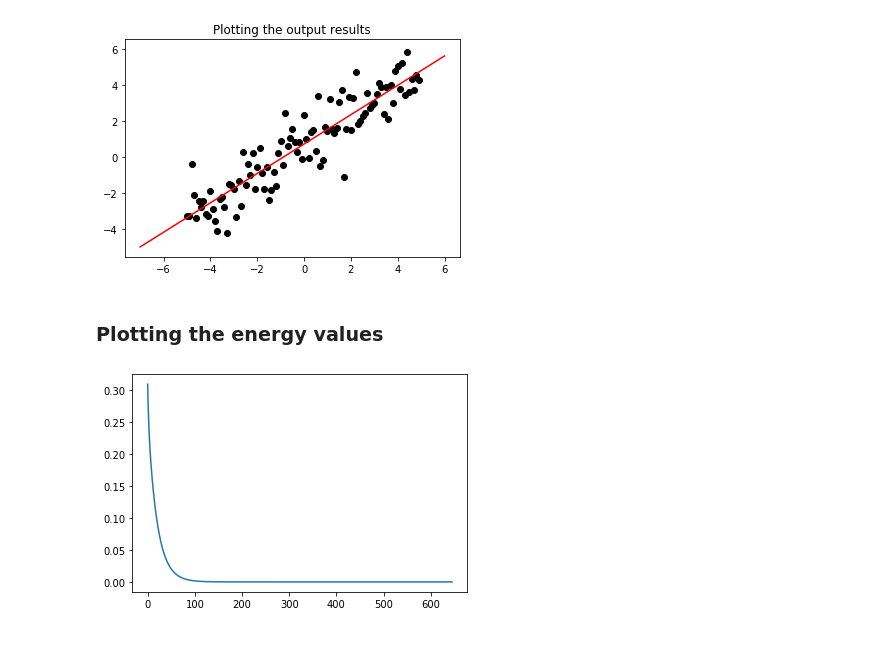
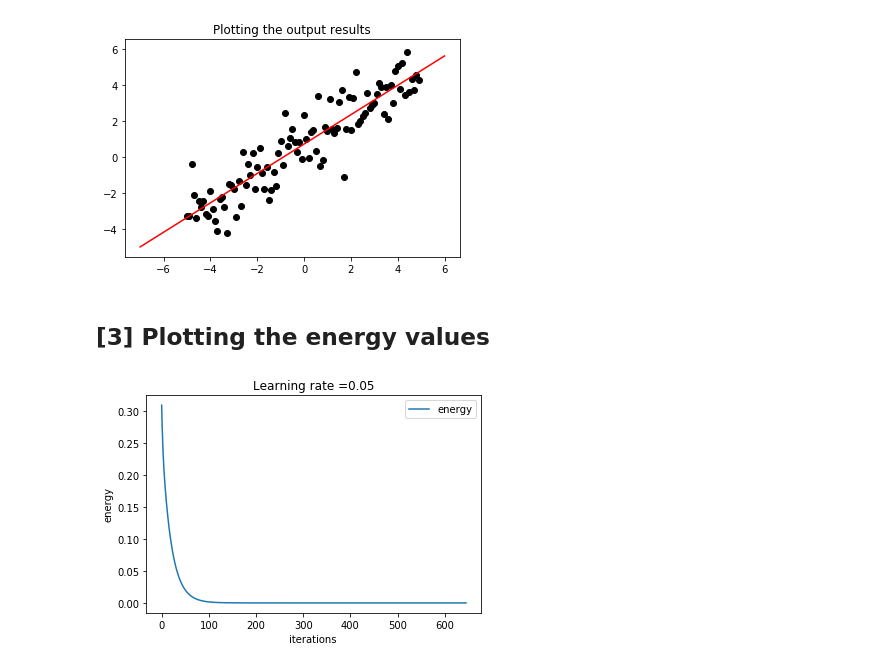
Before and after one commit to YoungsooNa/ML, a Jupyter notebook: Assignment_01/Assignment_01.ipynb, the cells around one changed output. Drawn from its saved outputs; the diff is of its cells as text; code cells hidden in the pictures.

```diff
--- a/Assignment_01/Assignment_01.ipynb
+++ b/Assignment_01/Assignment_01.ipynb
@@ -72,9 +72,13 @@ plt.show()
 # %% [output]
 [figure]
 # %% [markdown]
-### Plotting the energy values
+## [3] Plotting the energy values
 # %%
 plt.plot(np.squeeze(err_list), label='energy')
+plt.ylabel('energy')
+plt.xlabel('iterations ')
+plt.legend()
+plt.title("Learning rate =" + str(lr))
 plt.show()
 # %% [output]
-[figure, old version]
+[figure, new version]
```
Also changed, not shown: parts of 4 cells of this notebook.
